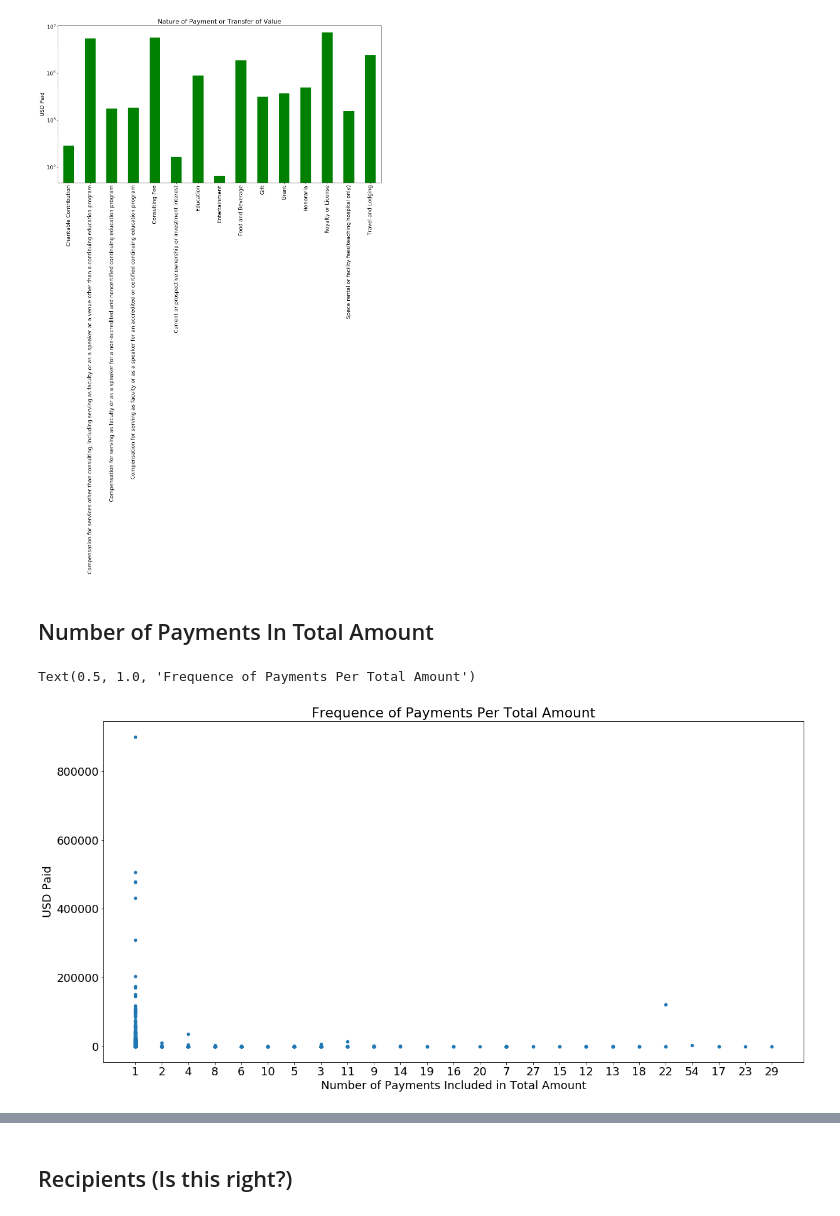
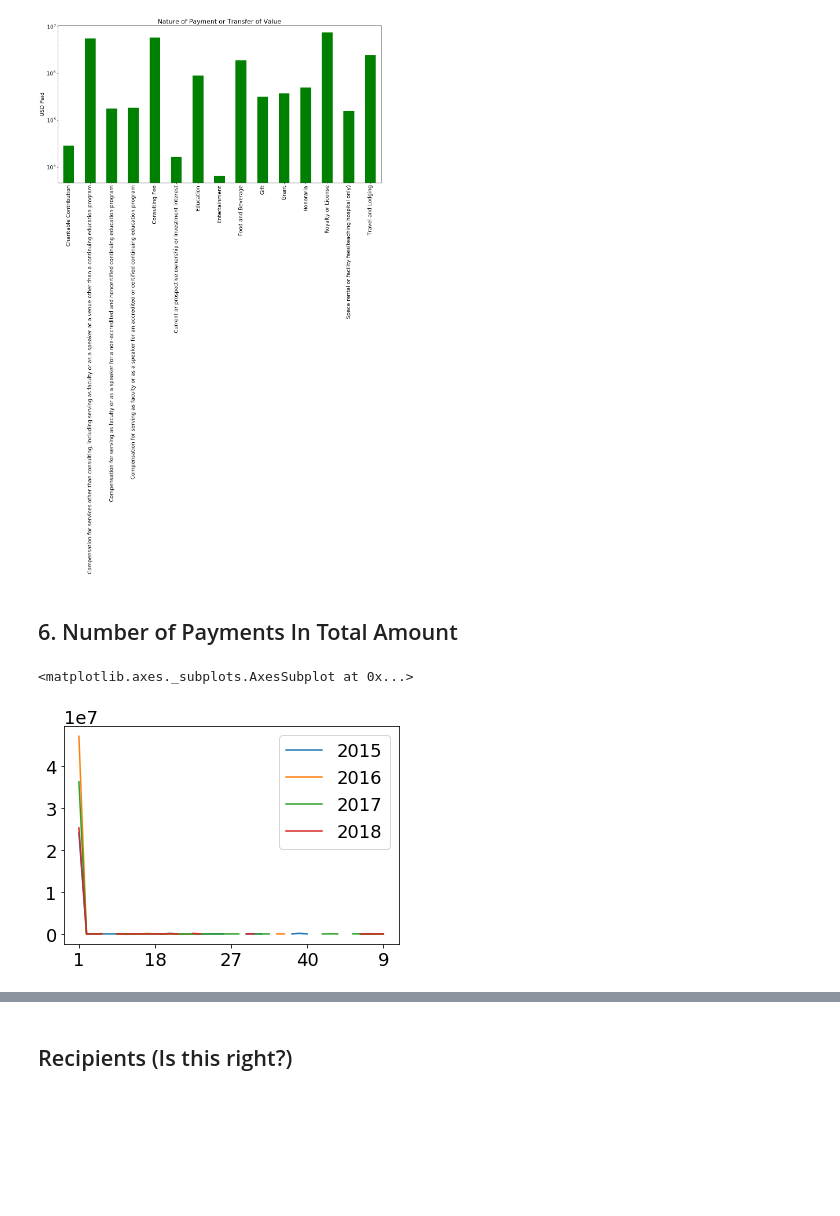
Before and after one commit to terryghanty/cs320-final, a Jupyter notebook: Final Project - Cale, James, Terry.ipynb, the cells around one changed output, grey strips where cells are left out. Saved outputs shown, nothing was run; the diff lists cells and outputs as text; code cells hidden in the pictures; blank space fills up the shorter version.

```diff
--- a/Final Project - Cale, James, Terry.ipynb
+++ b/Final Project - Cale, James, Terry.ipynb
@@ -243,16 +251,27 @@ ax_2.set_xlabel("")
 Text(0.5, 0, '')
 [figure]
 # %% [markdown]
-## Number of Payments In Total Amount
+## 6. Number of Payments In Total Amount
 # %%
-df_num = df.groupby('Number_of_Payments_Included_in_Total_Amount').sum()
-ax_3 = df.plot.scatter(x='Number_of_Payments_Included_in_Total_Amount',y='Total_Amount_of_Payment_USDollars', figsize=(20,10))
-ax_3.set_xlabel('Number of Payments Included in Total Amount')
-ax_3.set_ylabel('USD Paid')
-ax_3.set_title('Frequence of Payments Per Total Amount')
+df_2015 = df[df['year']==2015].groupby('Number_of_Payments_Included_in_Total_Amount').sum()['Total_Amount_of_Payment_USDollars']
+df_2016 = df[df['year']==2016].groupby('Number_of_Payments_Included_in_Total_Amount').sum()['Total_Amount_of_Payment_USDollars']
+df_2017 = df[df['year']==2017].groupby('Number_of_Payments_Included_in_Total_Amount').sum()['Total_Amount_of_Payment_USDollars']
+df_2018 = df[df['year']==2018].groupby('Number_of_Payments_Included_in_Total_Amount').sum()['Total_Amount_of_Payment_USDollars']
+
+df_num = DataFrame({
+    '2015': df_2015,
+    '2016': df_2016,
+    '2017': df_2017,
+    '2018': df_2018 })
+
+df_num.plot.line()
+# ax_3 = df.plot.scatter(x='Number_of_Payments_Included_in_Total_Amount',y='Total_Amount_of_Payment_USDollars', figsize=(20,10))
+# ax_3.set_xlabel('Number of Payments Included in Total Amount')
+# ax_3.set_ylabel('USD Paid')
+# ax_3.set_title('Frequence of Payments Per Total Amount')
 # %% [output]
-Text(0.5, 1.0, 'Frequence of Payments Per Total Amount')
+<matplotlib.axes._subplots.AxesSubplot at 0x...>
-[figure, old version]
+[figure, new version]
 # %%
 fig, ax = plt.subplots(figsize=(20,10))
 plt.hist(df['Number_of_Payments_Included_in_Total_Amount'], bins = 10)
```
Also changed, not shown: parts of 9 cells of this notebook.
